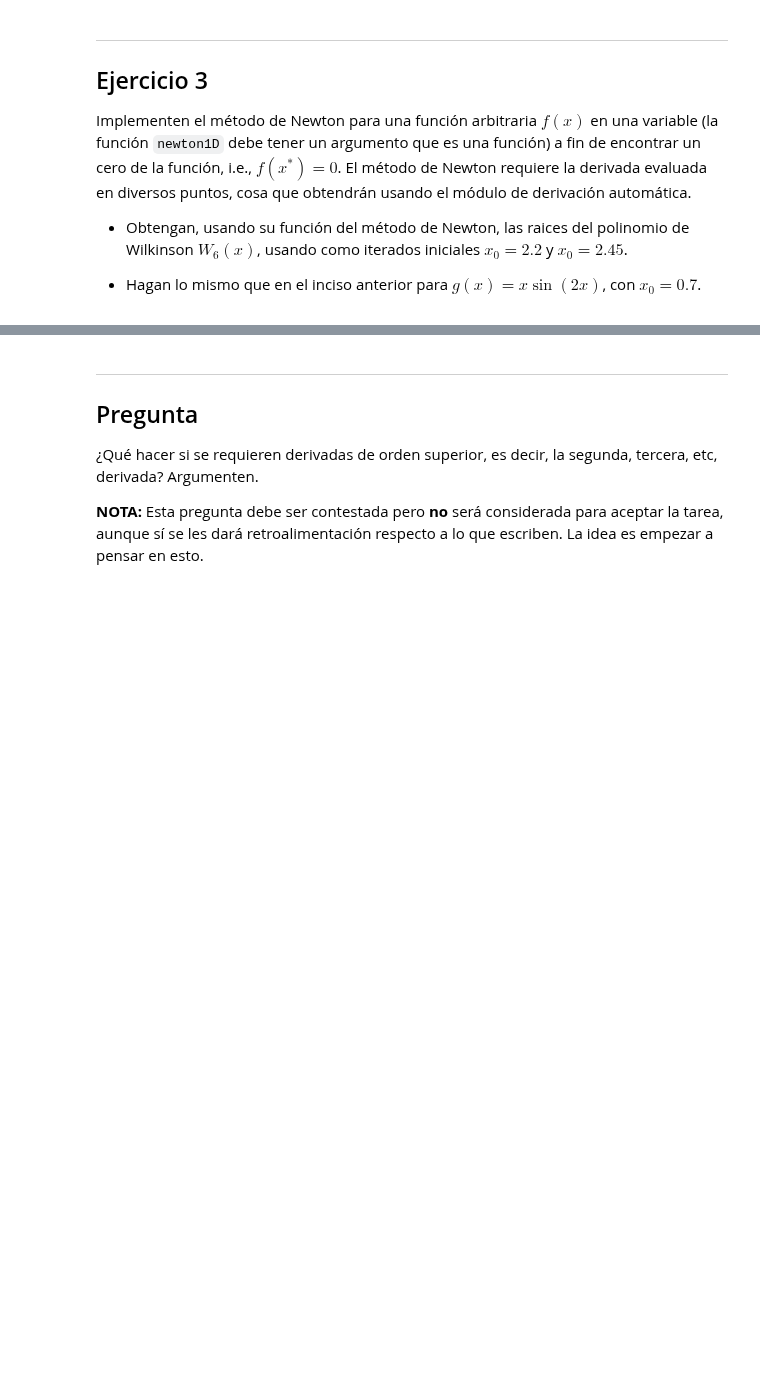
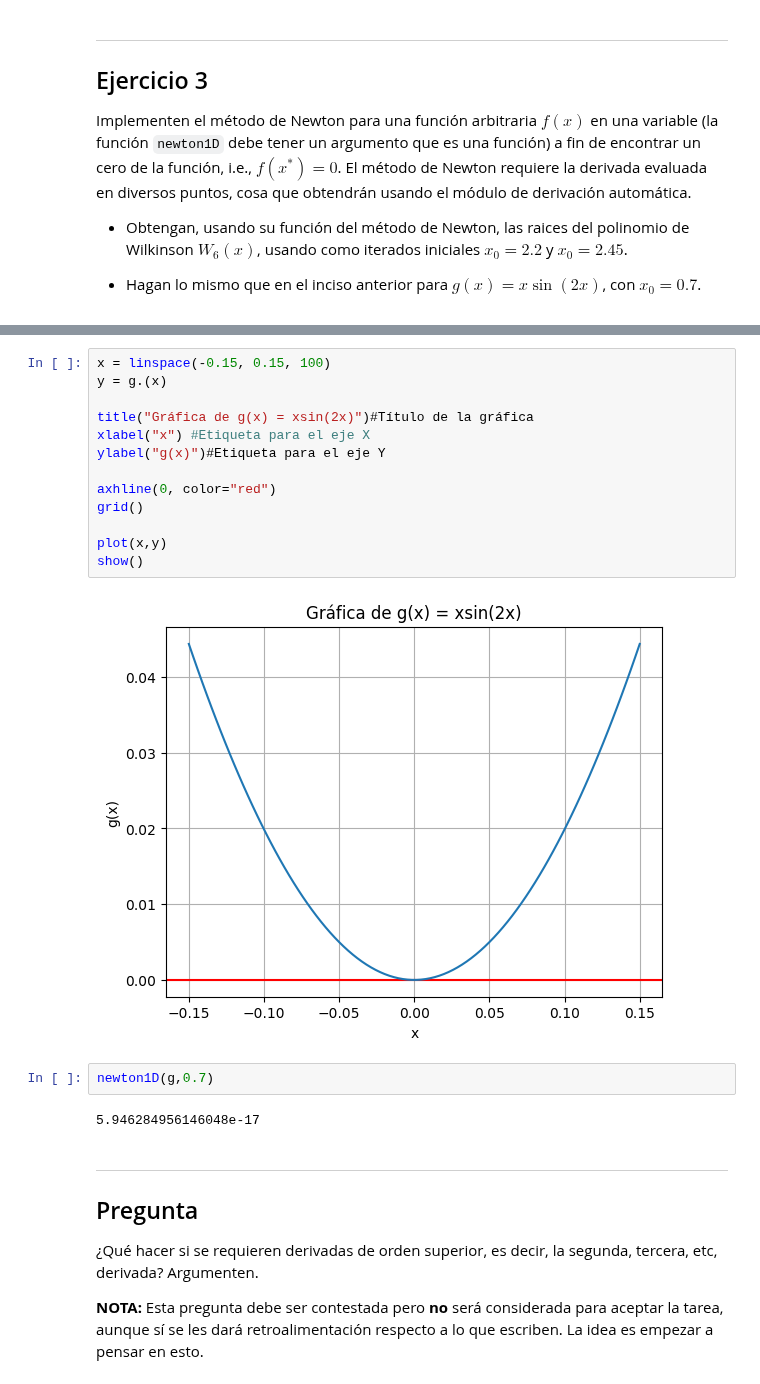
Before and after one commit to lbenet/2017-2_TSFisComputacional-1, a Jupyter notebook: tareas/Hector/Tarea4.ipynb, the cells around one changed output, grey strips where cells are left out. Drawn from its saved outputs; the diff is of its cells as text; blank space fills up the shorter version.

```diff
--- a/tareas/Hector/Tarea4.ipynb
+++ b/tareas/Hector/Tarea4.ipynb
@@ -52,3 +281,22 @@ Implementen el método de Newton para una función arbitraria $f(x)$ en una vari
+# %%
+x = linspace(-0.15, 0.15, 100)
+y = g.(x)
+
+title("Gráfica de g(x) = xsin(2x)")#Título de la gráfica
+xlabel("x") #Etiqueta para el eje X
+ylabel("g(x)")#Etiqueta para el eje Y
+
+axhline(0, color="red")
+grid()
+
+plot(x,y)
+show()
+# %% [output]
+[figure, added]
+# %%
+newton1D(g,0.7)
+# %% [output]
+5.946284956146048e-17
 # %% [markdown]
 ---
 
```
Also changed, not shown: parts of 18 cells of this notebook, 2 other files.
